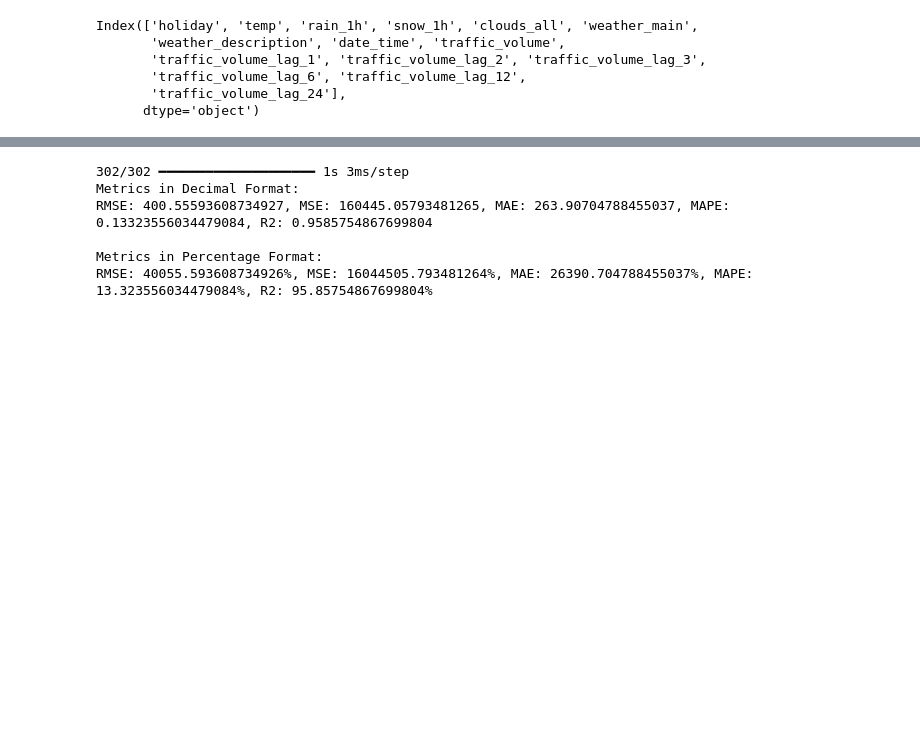
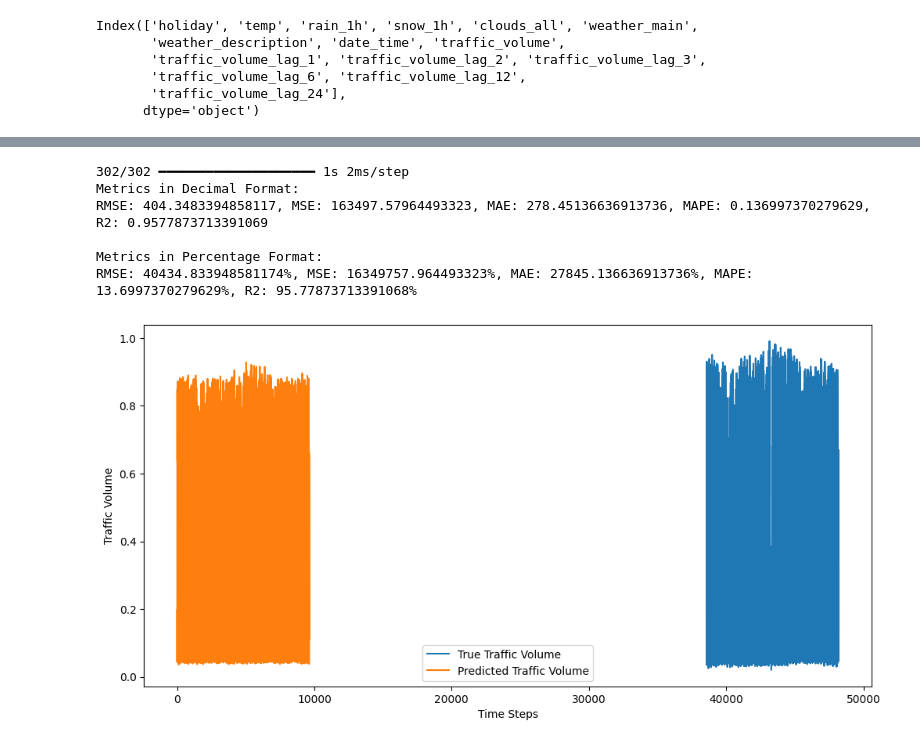
Before and after one commit to dr-mushtaq/Research-Work, a Jupyter notebook: Traffic_Prediction_System.ipynb, the cells around one changed output, grey strips where cells are left out. Cells and saved outputs as stored; diff of their text form; code cells hidden in the pictures; blank space fills up the shorter version.

```diff
--- a/Traffic_Prediction_System.ipynb
+++ b/Traffic_Prediction_System.ipynb
@@ -42,8 +42,8 @@ for column in ['holiday', 'weather_main', 'weather_description']:
 **Date-Time Conversions**
 # %%
 # Step 2: Convert 'date_time' column to datetime format
-data['date_time'] = pd.to_datetime(data['date_time'])
-data.set_index('date_time', inplace=True)
+#data['date_time'] = pd.to_datetime(data['date_time'])
+#data.set_index('date_time', inplace=True)
 # %% [markdown]
 **Normalize Dataset**
 # %%
@@ -357,9 +357,20 @@ print(f"RMSE: {rmse_decimal}, MSE: {mse_decimal}, MAE: {mae_decimal}, MAPE: {map
 print("\nMetrics in Percentage Format:")
 print(f"RMSE: {rmse_percentage}%, MSE: {mse_percentage}%, MAE: {mae_percentage}%, MAPE: {mape_percentage}%, R2: {r2_percentage}%")
 # %% [output]
-302/302 ━━━━━━━━━━━━━━━━━━━━ 1s 3ms/step
+302/302 ━━━━━━━━━━━━━━━━━━━━ 1s 2ms/step
 Metrics in Decimal Format:
-RMSE: 400.55593608734927, MSE: 160445.05793481265, MAE: 263.90704788455037, MAPE: 0.13323556034479084, R2: 0.9585754867699804
+RMSE: 404.3483394858117, MSE: 163497.57964493323, MAE: 278.45136636913736, MAPE: 0.136997370279629, R2: 0.9577873713391069
 
 Metrics in Percentage Format:
-RMSE: 40055.593608734926%, MSE: 16044505.793481264%, MAE: 26390.704788455037%, MAPE: 13.323556034479084%, R2: 95.85754867699804%
+RMSE: 40434.833948581174%, MSE: 16349757.964493323%, MAE: 27845.136636913736%, MAPE: 13.6997370279629%, R2: 95.77873713391068%
+# %%
+# Step 11: Plot the Results
+plt.figure(figsize=(12, 6))
+plt.plot(y_test, label='True Traffic Volume')
+plt.plot(y_pred, label='Predicted Traffic Volume')
+plt.xlabel('Time Steps')
+plt.ylabel('Traffic Volume')
+plt.legend()
+plt.show()
+# %% [output]
+[figure, added]
```
Also changed, not shown: parts of 2 cells of this notebook.
